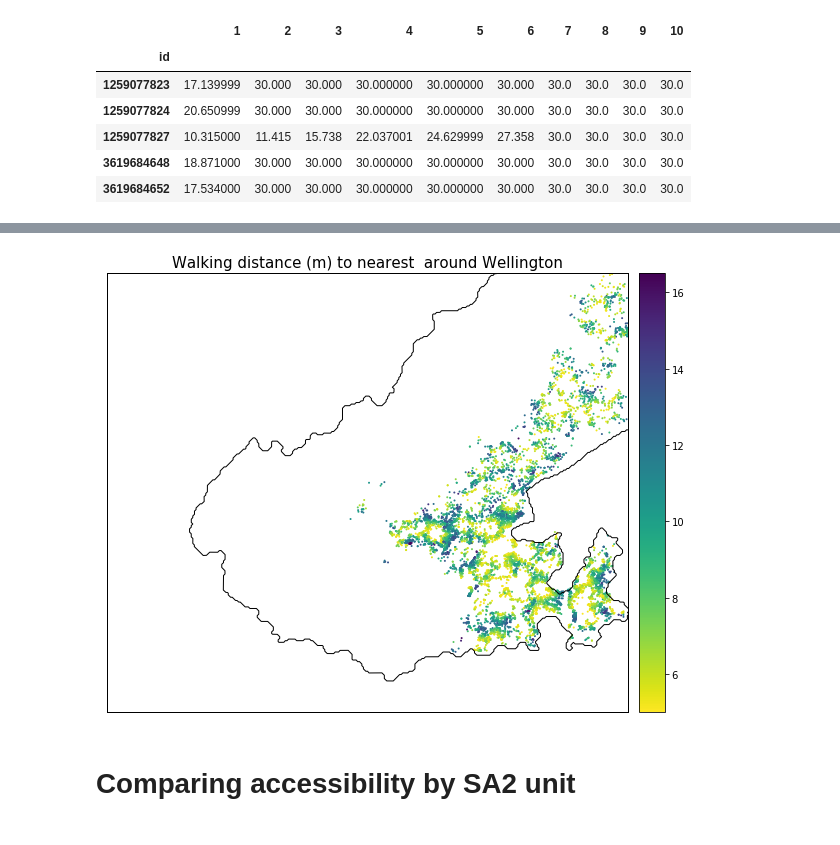
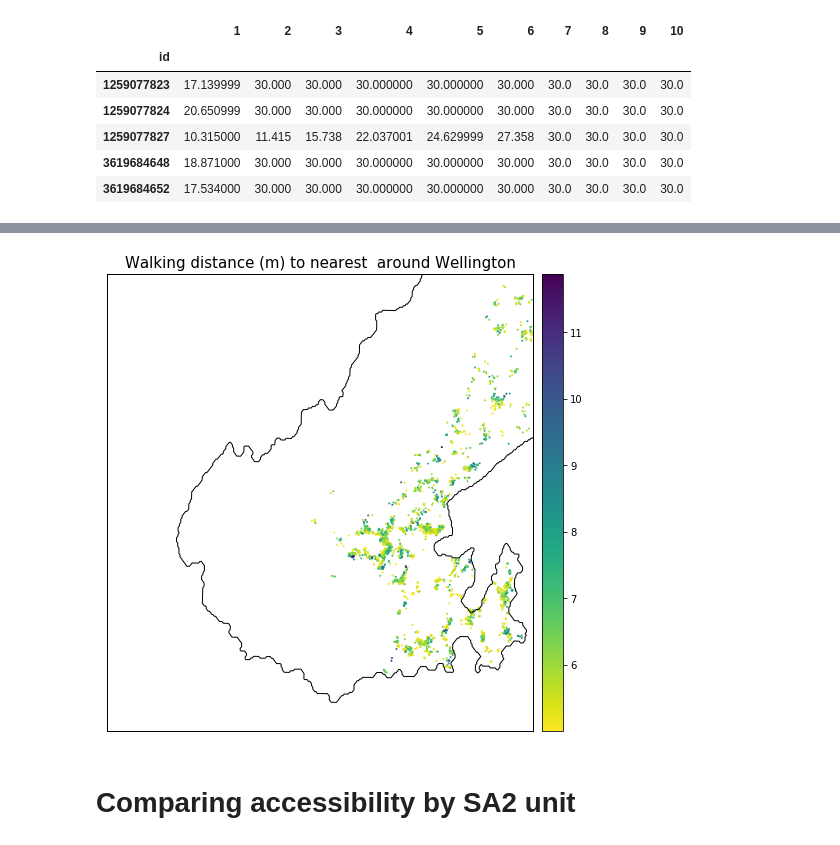
Before and after one commit to shriv/playground-pubs, a Jupyter notebook: Accessing council playgrounds.ipynb, the cells around one changed output, grey strips where cells are left out. Drawn from its saved outputs; the diff is of its cells as text; code cells hidden in the pictures.

```diff
--- a/Accessing council playgrounds.ipynb
+++ b/Accessing council playgrounds.ipynb
@@ -175,7 +141,7 @@ def brunsdon_toblers_time_minutes(grade, distance):
     time_mins = time_hr * 60.0
     return time_mins
 
-def flat_travel_time(distance):
-    time_hr = (distance / 1000) / 5.0
+def flat_travel_time(distance, speed=5.0):
+    time_hr = (distance / 1000) / speed
     time_mins = time_hr * 60.0
     return time_mins
@@ -219,7 +226,7 @@ node_df.head()
 # New approach to load pandana network with elevation
 # %%
 # Transform network edge weights to travel times
-data_df['distance'] = flat_travel_time(data_df['length'])
+data_df['distance'] = flat_travel_time(data_df['length'], 3.6)
 new_data_df = data_df[['from', 'to', 'grade', 'distance', 'length']]
 new_data_df['from_idx'] = new_data_df['from']
 new_data_df['to_idx'] = new_data_df['to']
@@ -423,13 +447,19 @@ diff_accessibility = playground_hills_accessibility[1] - playground_accessibilit
 network_access_1000, access_1000 = filtered_accessibility_network(network_trial,
                                                                   diff_accessibility[diff_accessibility > 5])
 # %%
+# Plotting parameters
+diff_kwargs = plot_kwargs.copy()
+# diff_kwargs['cmap'] = 'spectral_r'
+bmap_kwargs={'epsg':'2193','resolution':'f'}
+cbar_kwargs = {'location': 'right'}
+
 bmap = aa.plot_accessibility(network_access_1000, access_1000, osm_bbox,
                              amenity_type="",
                              place_name='Wellington',
                              fig_kwargs=fig_kwargs, plot_kwargs=diff_kwargs,
                              bmap_kwargs=bmap_kwargs, cbar_kwargs=cbar_kwargs)
 # %% [output]
-[figure, old version]
+[figure, new version]
 # %% [markdown]
 # Comparing accessibility by SA2 unit
 # %%
```
Also changed, not shown: parts of 20 cells of this notebook.
